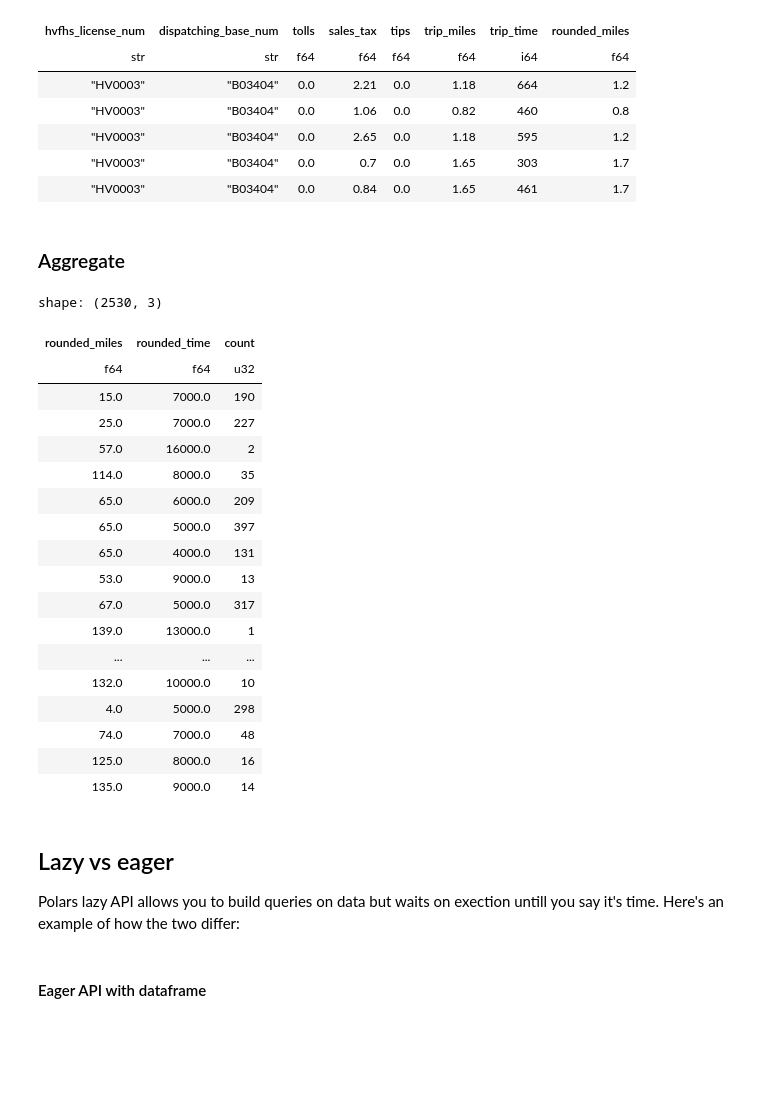
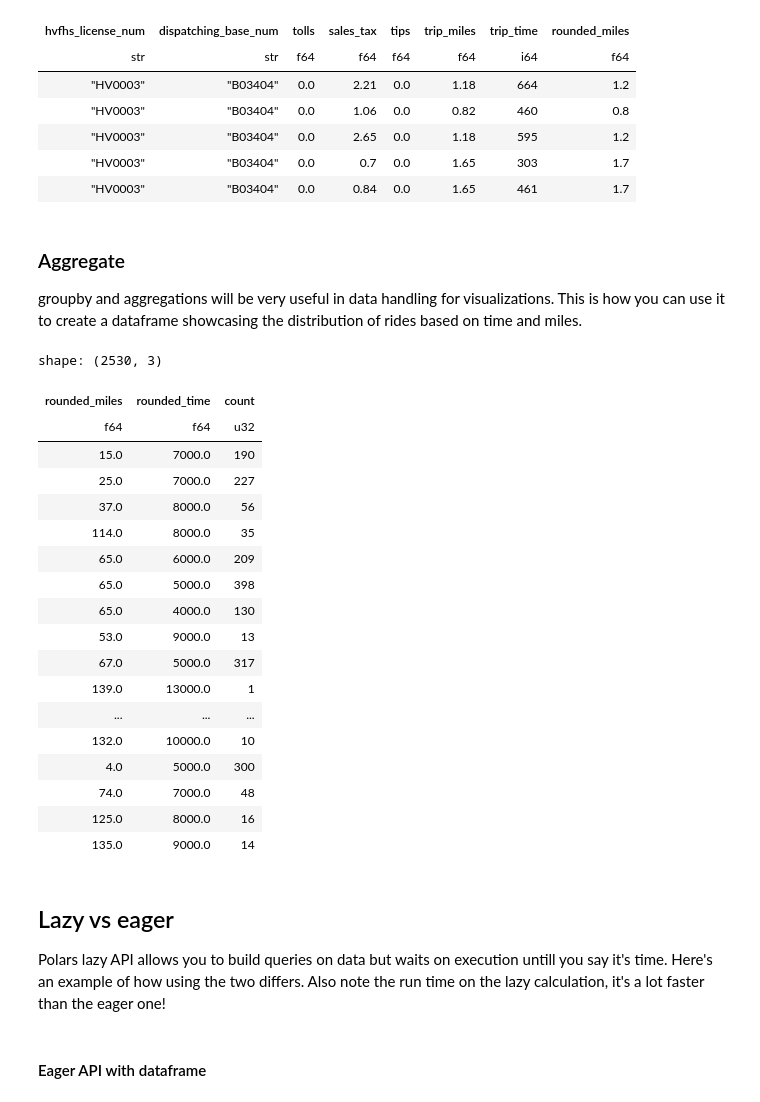
Before and after one commit to italanchan/polars-open-source-app, a Jupyter notebook: explore_data.ipynb, the cells around one changed output. Saved outputs shown, nothing was run; the diff lists cells and outputs as text; code cells hidden in the pictures; blank space fills up the shorter version.

Commit message:
Remove slow apply methods

```diff
--- a/explore_data.ipynb
+++ b/explore_data.ipynb
@@ -54,42 +83,43 @@ shape: (5, 8)
 | "HV0003" | "B03404" | 0.0 | 2.65 | 0.0 | 1.18 | 595 | 1.2 |
 | "HV0003" | "B03404" | 0.0 | 0.7 | 0.0 | 1.65 | 303 | 1.7 |
 | "HV0003" | "B03404" | 0.0 | 0.84 | 0.0 | 1.65 | 461 | 1.7 |
-# %% [markdown]
-### Aggregate
+# %% [markdown]
+### Aggregate
+groupby and aggregations will be very useful in data handling for visualizations. This is how you can use it to create a dataframe showcasing the distribution of rides based on time and miles.
 # %%
 df.select('hvfhs_license_num', 'dispatching_base_num', 'tolls', 'sales_tax','tips', 'trip_miles', 'trip_time').with_columns(
             [
                 pl.col("trip_miles")
                 .round(0)
                 .alias("rounded_miles"),
-                pl.col("trip_time")
-                .apply(lambda x: round(x / 1000, 0) * 1000)
+                ((pl.col("trip_time")/1000).round(0)*1000)
                 .alias("rounded_time"),
             ]
-        ).groupby(["rounded_miles", "rounded_time"]).count()
+).groupby(["rounded_miles", "rounded_time"]).count()
 # %% [output]
 shape: (2530, 3)
 | rounded_miles | rounded_time | count |
 | f64 | f64 | u32 |
 | 15.0 | 7000.0 | 190 |
 | 25.0 | 7000.0 | 227 |
-| 57.0 | 16000.0 | 2 |
+| 37.0 | 8000.0 | 56 |
 | 114.0 | 8000.0 | 35 |
 | 65.0 | 6000.0 | 209 |
-| 65.0 | 5000.0 | 397 |
-| 65.0 | 4000.0 | 131 |
+| 65.0 | 5000.0 | 398 |
+| 65.0 | 4000.0 | 130 |
 | 53.0 | 9000.0 | 13 |
 | 67.0 | 5000.0 | 317 |
 | 139.0 | 13000.0 | 1 |
 | ... | ... | ... |
 | 132.0 | 10000.0 | 10 |
-| 4.0 | 5000.0 | 298 |
+| 4.0 | 5000.0 | 300 |
 | 74.0 | 7000.0 | 48 |
 | 125.0 | 8000.0 | 16 |
 | 135.0 | 9000.0 | 14 |
 # %% [markdown]
 ## Lazy vs eager
-Polars lazy API allows you to build queries on data but waits on exection untill you say it's time. Here's an example of how the two differ:
+Polars lazy API allows you to build queries on data but waits on execution untill you say it's time. Here's an example of how using the two differs.
+Also note the run time on the lazy calculation, it's a lot faster than the eager one!
 # %% [markdown]
 #### Eager API with dataframe
 # %%
```
Also changed, not shown: parts of 15 cells of this notebook, 1 other file.
